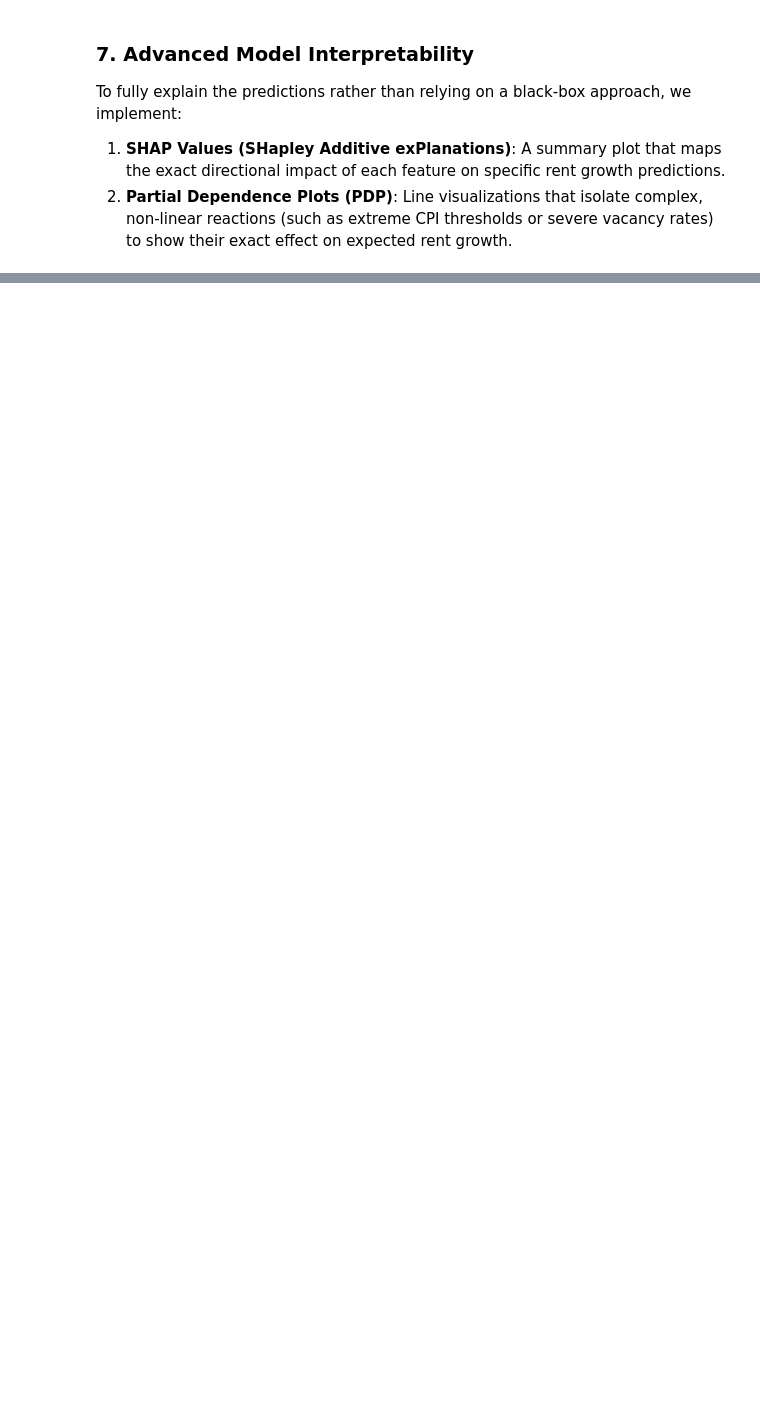
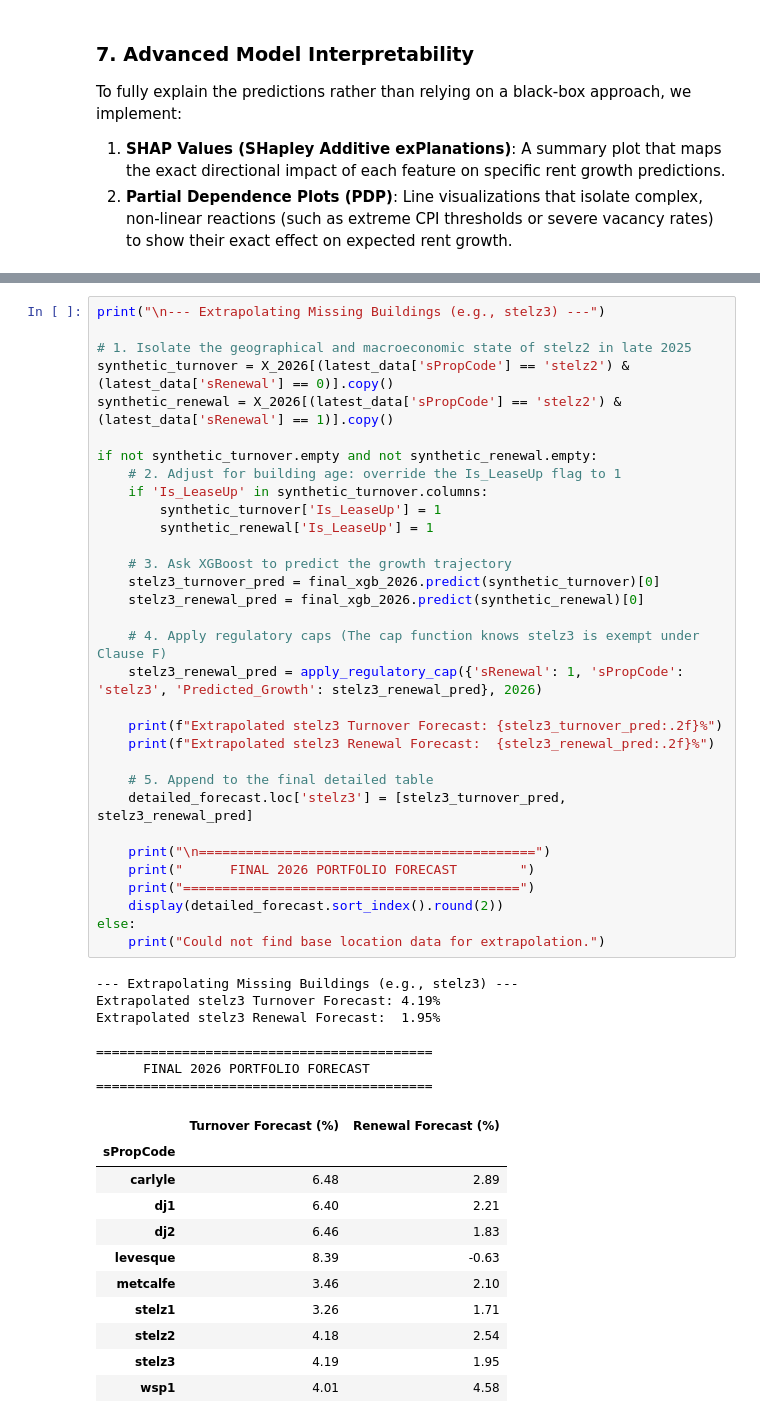
Before and after one commit to Frigonf1/codeml_jadco, a Jupyter notebook: xgboost_backtesting.ipynb, the cells around one changed output, grey strips where cells are left out. Saved outputs shown, nothing was run; the diff lists cells and outputs as text; blank space fills up the shorter version.

Commit message:
final model predictions

```diff
--- a/xgboost_backtesting.ipynb
+++ b/xgboost_backtesting.ipynb
@@ -524,0 +763,51 @@ plt.show()
+# %%
+print("\n--- Extrapolating Missing Buildings (e.g., stelz3) ---")
+
+# 1. Isolate the geographical and macroeconomic state of stelz2 in late 2025
+synthetic_turnover = X_2026[(latest_data['sPropCode'] == 'stelz2') & (latest_data['sRenewal'] == 0)].copy()
+synthetic_renewal = X_2026[(latest_data['sPropCode'] == 'stelz2') & (latest_data['sRenewal'] == 1)].copy()
+
+if not synthetic_turnover.empty and not synthetic_renewal.empty:
+    # 2. Adjust for building age: override the Is_LeaseUp flag to 1
+    if 'Is_LeaseUp' in synthetic_turnover.columns:
+        synthetic_turnover['Is_LeaseUp'] = 1
+        synthetic_renewal['Is_LeaseUp'] = 1
+
+    # 3. Ask XGBoost to predict the growth trajectory
+    stelz3_turnover_pred = final_xgb_2026.predict(synthetic_turnover)[0]
+    stelz3_renewal_pred = final_xgb_2026.predict(synthetic_renewal)[0]
+
+    # 4. Apply regulatory caps (The cap function knows stelz3 is exempt under Clause F)
+    stelz3_renewal_pred = apply_regulatory_cap({'sRenewal': 1, 'sPropCode': 'stelz3', 'Predicted_Growth': stelz3_renewal_pred}, 2026)
+
+    print(f"Extrapolated stelz3 Turnover Forecast: {stelz3_turnover_pred:.2f}%")
+    print(f"Extrapolated stelz3 Renewal Forecast:  {stelz3_renewal_pred:.2f}%")
+
+    # 5. Append to the final detailed table
+    detailed_forecast.loc['stelz3'] = [stelz3_turnover_pred, stelz3_renewal_pred]
+
+    print("\n===========================================")
+    print("      FINAL 2026 PORTFOLIO FORECAST        ")
+    print("===========================================")
+    display(detailed_forecast.sort_index().round(2))
+else:
+    print("Could not find base location data for extrapolation.")
+# %% [output]
+--- Extrapolating Missing Buildings (e.g., stelz3) ---
+Extrapolated stelz3 Turnover Forecast: 4.19%
+Extrapolated stelz3 Renewal Forecast:  1.95%
+
+===========================================
+      FINAL 2026 PORTFOLIO FORECAST
+===========================================
+|  | Turnover Forecast (%) | Renewal Forecast (%) |
+| sPropCode |  |  |
+| carlyle | 6.48 | 2.89 |
+| dj1 | 6.40 | 2.21 |
+| dj2 | 6.46 | 1.83 |
+| levesque | 8.39 | -0.63 |
+| metcalfe | 3.46 | 2.10 |
+| stelz1 | 3.26 | 1.71 |
+| stelz2 | 4.18 | 2.54 |
+| stelz3 | 4.19 | 1.95 |
+| wsp1 | 4.01 | 4.58 |
```
Also changed, not shown: parts of 7 cells of this notebook, 4 other files.
